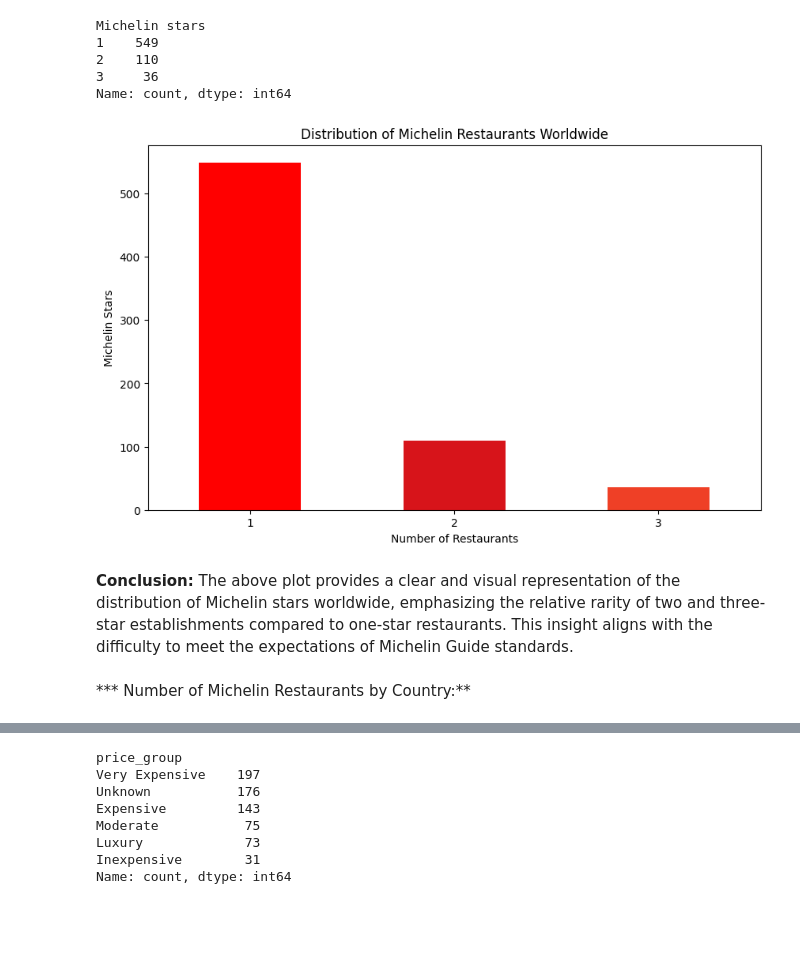
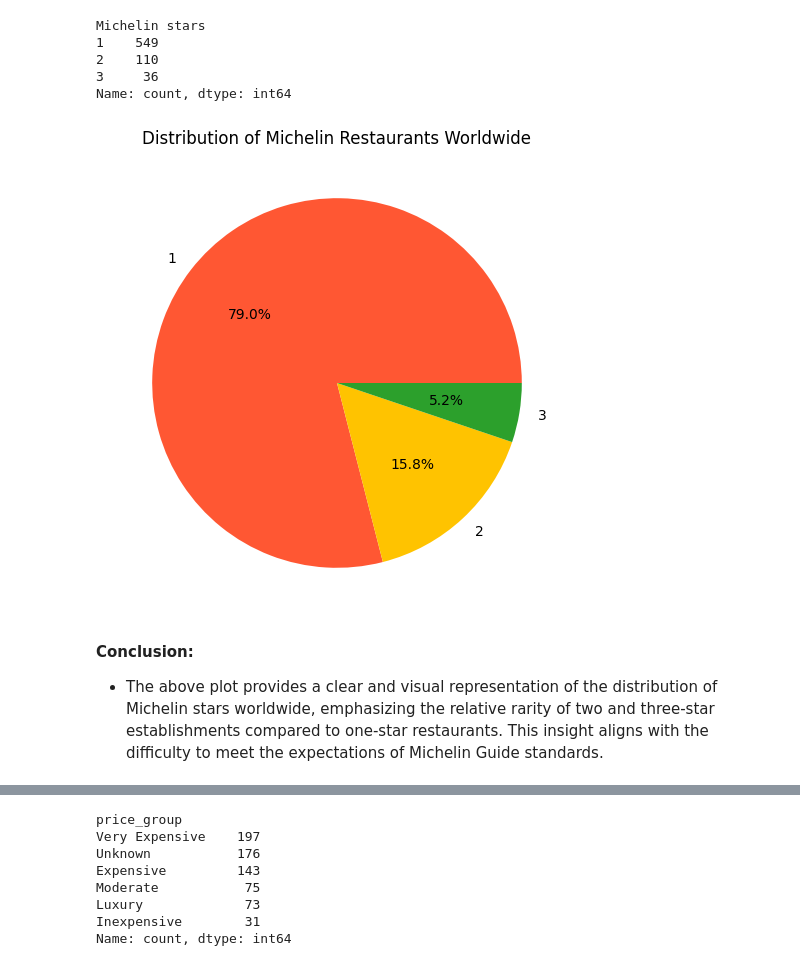
Before and after one commit to SPBarros/Michelin-Stars, a Jupyter notebook: michelin-star-around-the-world.ipynb, the cells around one changed output, grey strips where cells are left out. Saved outputs shown, nothing was run; the diff lists cells and outputs as text; code cells hidden in the pictures; blank space fills up the shorter version.

Commit message:
Kaggle Notebook | Michelin Star around the World | Version 12

```diff
--- a/michelin-star-around-the-world.ipynb
+++ b/michelin-star-around-the-world.ipynb
@@ -297,16 +316,14 @@ Michelin stars
 Name: count, dtype: int64
 # %%
 # Plotting the Michelin Restaurants Worldwide
-colors = ['#FF0000', '#D7141A', '#EF4026']
-star_counts.plot(kind='bar', figsize=(10, 6), color=colors)
-plt.xlabel('Number of Restaurants')
-plt.ylabel('Michelin Stars')
+colors = ['#FF5733', '#FFC300', '#2ca02c']
+star_counts.plot(kind='pie', figsize=(10, 6), colors=colors, autopct='%1.1f%%')
 plt.title('Distribution of Michelin Restaurants Worldwide')
-plt.xticks(rotation=0)
+plt.ylabel('')
 plt.show()
 # %% [output]
-[figure, old version]
+[figure, new version]
 # %% [markdown]
-**Conclusion:** The above plot provides a clear and visual representation of the distribution of Michelin stars worldwide, emphasizing the relative rarity of two and three-star establishments compared to one-star restaurants. This insight aligns with the difficulty to meet the expectations of Michelin Guide standards.
+**Conclusion:**
+
+* The above plot provides a clear and visual representation of the distribution of Michelin stars worldwide, emphasizing the relative rarity of two and three-star establishments compared to one-star restaurants. This insight aligns with the difficulty to meet the expectations of Michelin Guide standards.
-# %% [markdown]
-*** Number of Michelin Restaurants by Country:**
```
Also changed, not shown: parts of 37 cells of this notebook.
